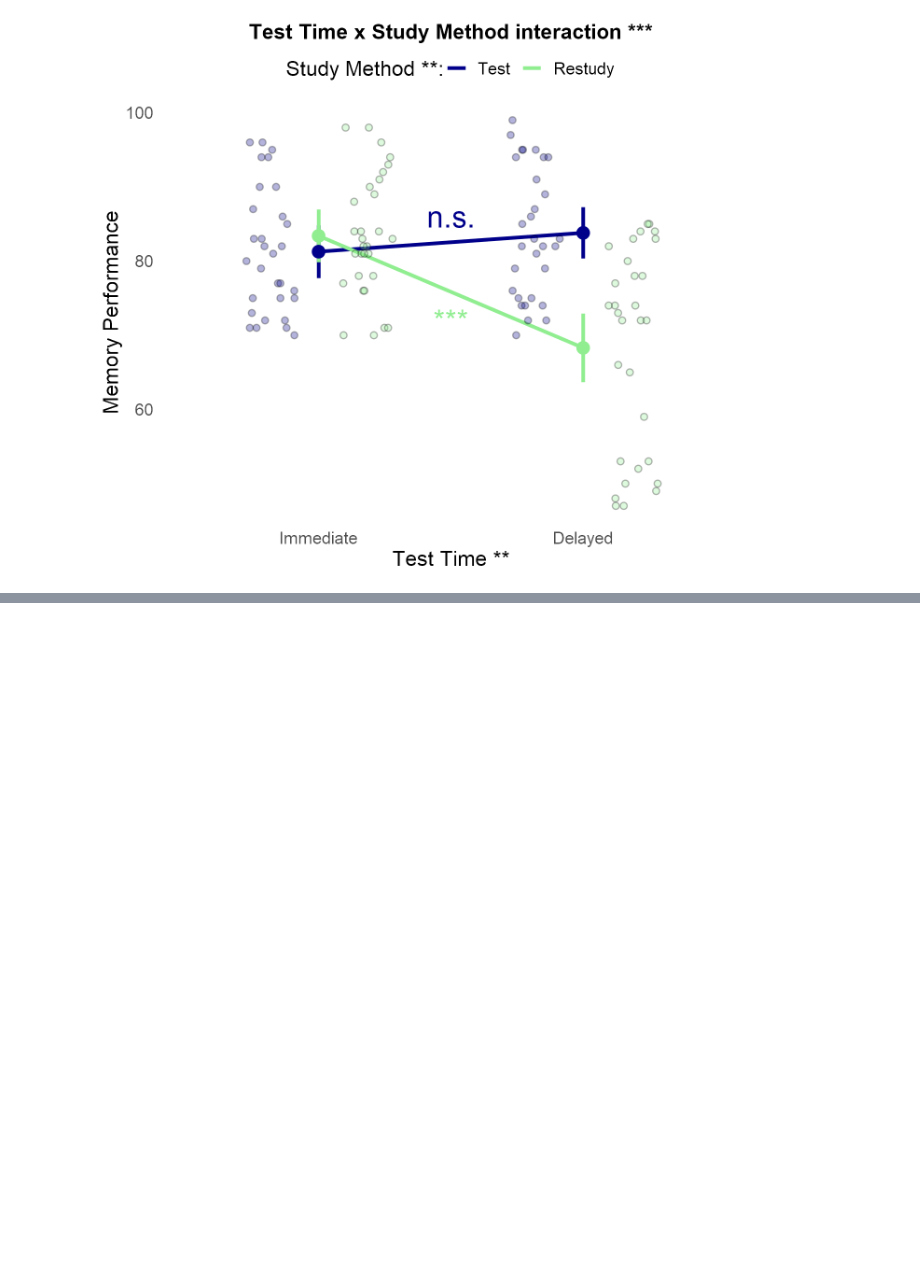
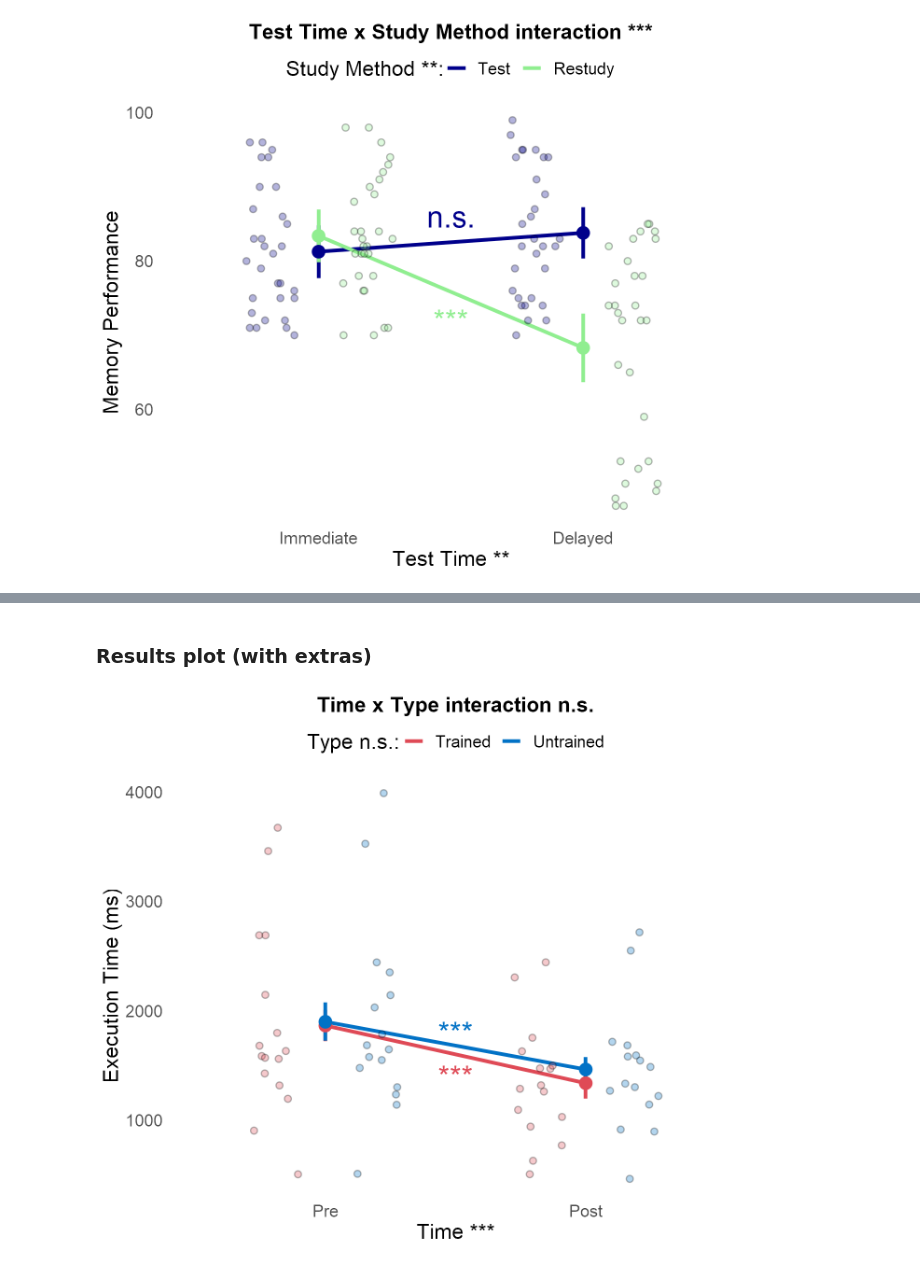
Before and after one commit to dcdace/R_functions, a Jupyter notebook: Notebook_rm_2by2_ANOVA.ipynb, the cells around one changed output, grey strips where cells are left out. Drawn from its saved outputs; the diff is of its cells as text; code cells hidden in the pictures; blank space fills up the shorter version.

```diff
--- a/Notebook_rm_2by2_ANOVA.ipynb
+++ b/Notebook_rm_2by2_ANOVA.ipynb
@@ -765,0 +846,50 @@ results$plot.anova +
+# %% [markdown]
+### Results plot (with extras)
+# %%
+options(repr.plot.width = 7, repr.plot.height = 6, repr.plot.res = 200) # change plot size
+# Adding post-hoc comparison stars
+# Prepare the values
+
+# post-hoc pairwise comparisons for each Fc1 level between the Fc2 levels
+p.Fc1.L1 <-
+  ifelse(results$pwc1$p[1] < 0.05, stars.pval(results$pwc1$p[1]), "n.s.")
+p.Fc1.L2 <-
+  ifelse(results$pwc1$p[2] < 0.05, stars.pval(results$pwc1$p[2]), "n.s.")
+
+results$plot.anova +
+
+  # Add post-hoc pairwise comparisons
+  # might need to adjust the x and y positions
+  annotate(
+    "text",
+    x = 1.5,
+    y = 1400,
+    label = p.Fc1.L1,
+    color = param$cat.color[1],
+    size = 8
+  ) +
+  annotate(
+    "text",
+    x = 1.5,
+    y = 1800,
+    label = p.Fc1.L2,
+    color = param$cat.color[2],
+    size = 8
+  ) +
+
+  # add individual datapoints
+  geom_point(
+    colour = "black",
+    alpha = .3,
+    aes(fill = Fc1),
+    size = 2,
+    stroke = 0.5,
+    shape = 21,
+    position = position_jitterdodge(),
+    show.legend = FALSE
+  ) +
+
+ # Show Pre first (instead of default alfabetical order)
+ scale_x_discrete(limits = c("Pre", "Post"))
+# %% [output]
+[figure, added]
```
Also changed, not shown: parts of 13 cells of this notebook.
